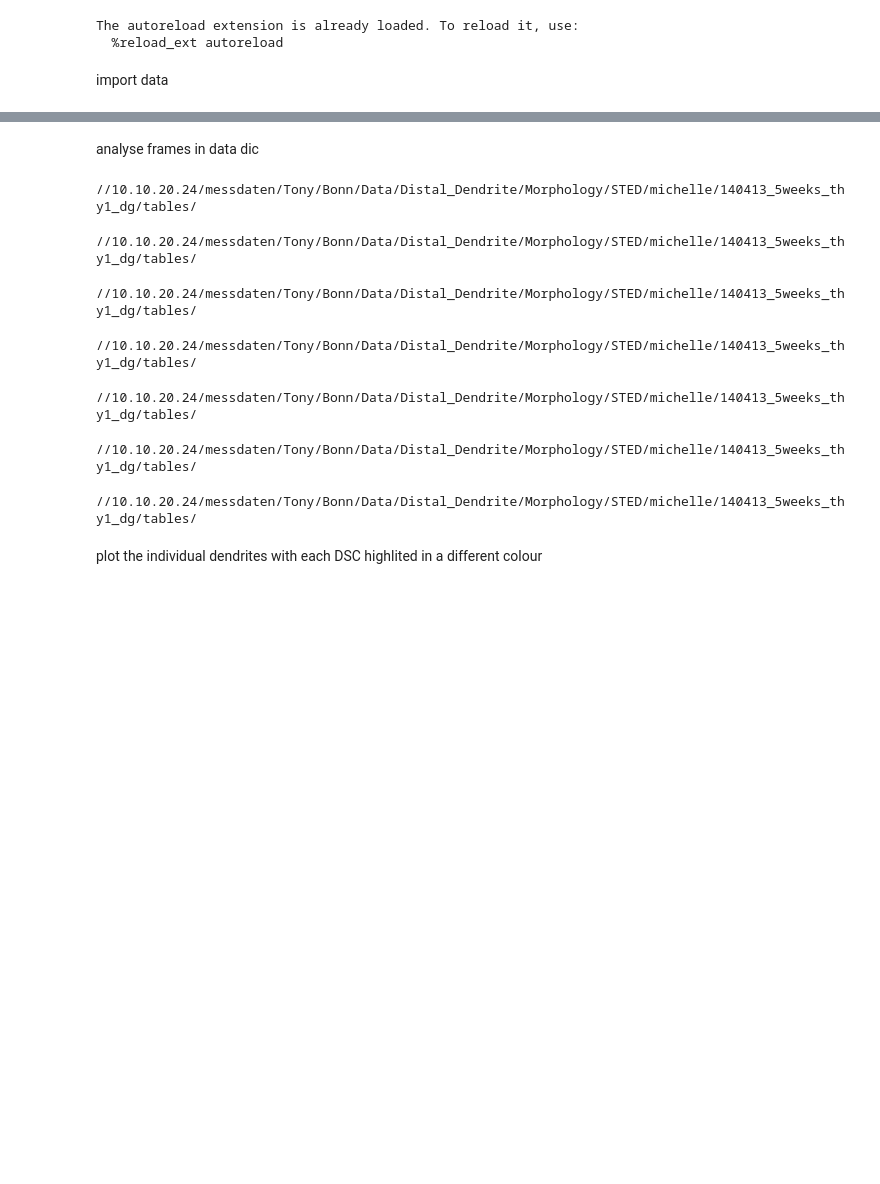
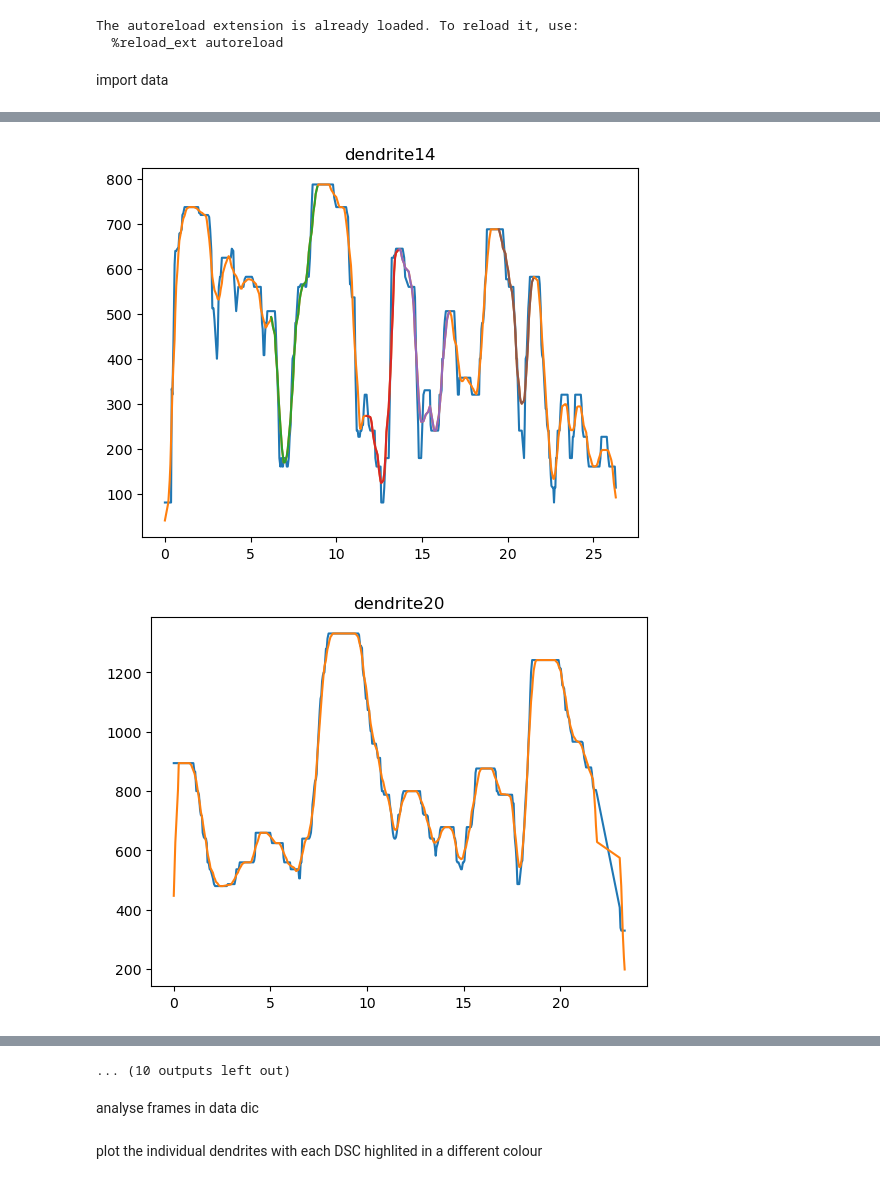
Before and after one commit to tonykelly00/DSC_morphology_pipeline, a Jupyter notebook: notebooks/analysis.ipynb, the cells around one changed output, grey strips where cells are left out. Drawn from its saved outputs; the diff is of its cells as text; code cells hidden in the pictures; blank space fills up the shorter version.

```diff
--- a/notebooks/analysis.ipynb
+++ b/notebooks/analysis.ipynb
@@ -49,0 +84,12 @@ for file in glob.glob(path_to_data+"*Local*"):
+# %%
+for n, dataSet in STEDdata.items():
+    #print(name, data)
+
+    for name, dendrite in dataSet.items():
+        print(name, dendrite)
+
+        #print(data[name]['path'])
+        file_path = dendrite['path']+dendrite['file']
+        dataSet[name] = branch_dsc(file_path, dataSet[name]['res'], dataSet[name]['ex_factor'])
+
+    #plot_dsc(dataSet)
@@ -49,0 +114,5 @@ for file in glob.glob(path_to_data+"*Local*"):
+# %%
+plot_dsc(dataSet)
+# %% [output]
+[figure, added]
+[figure, added]
@@ -50,19 +129,5 @@ for file in glob.glob(path_to_data+"*Local*"):
+... (10 outputs left out)
 # %% [markdown]
 analyse frames in data dic
-# %%
-frames = [STEDdata]
-for data in frames:
-    for name, path in tqdm(data.items()):
-        print(data[name]['path'])
-        file_path = data[name]['path']+data[name]['file']
-        data[name] = branch_dsc(file_path, data[name]['res'], data[name]['ex_factor'])
-# %% [output]
-//10.10.20.24/messdaten/Tony/Bonn/Data/Distal_Dendrite/Morphology/STED/michelle/140413_5weeks_thy1_dg/tables/
-//10.10.20.24/messdaten/Tony/Bonn/Data/Distal_Dendrite/Morphology/STED/michelle/140413_5weeks_thy1_dg/tables/
-//10.10.20.24/messdaten/Tony/Bonn/Data/Distal_Dendrite/Morphology/STED/michelle/140413_5weeks_thy1_dg/tables/
-//10.10.20.24/messdaten/Tony/Bonn/Data/Distal_Dendrite/Morphology/STED/michelle/140413_5weeks_thy1_dg/tables/
-//10.10.20.24/messdaten/Tony/Bonn/Data/Distal_Dendrite/Morphology/STED/michelle/140413_5weeks_thy1_dg/tables/
-//10.10.20.24/messdaten/Tony/Bonn/Data/Distal_Dendrite/Morphology/STED/michelle/140413_5weeks_thy1_dg/tables/
-//10.10.20.24/messdaten/Tony/Bonn/Data/Distal_Dendrite/Morphology/STED/michelle/140413_5weeks_thy1_dg/tables/
 # %% [markdown]
 plot the individual dendrites with each DSC highlited in a different colour
```
Also changed, not shown: parts of 11 cells of this notebook, 2 other files.
